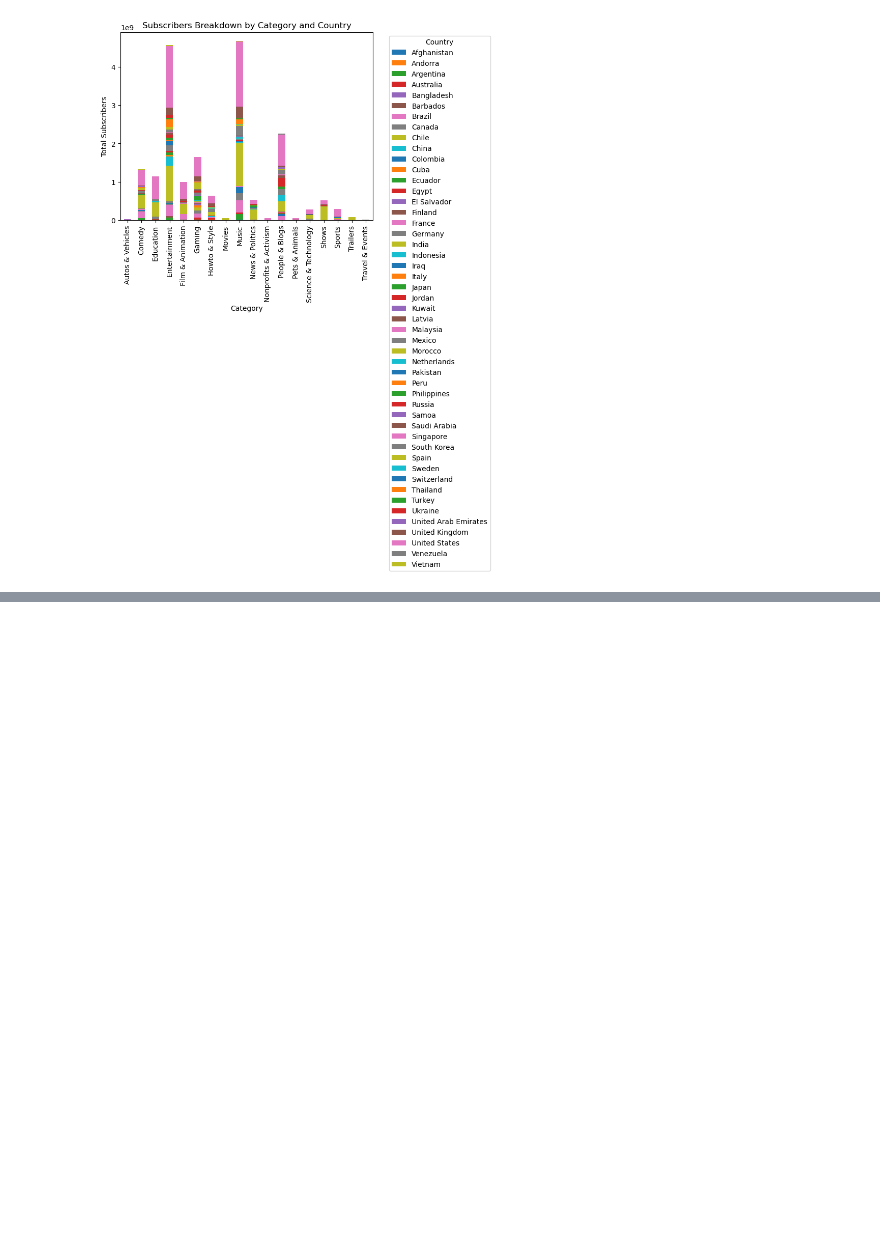
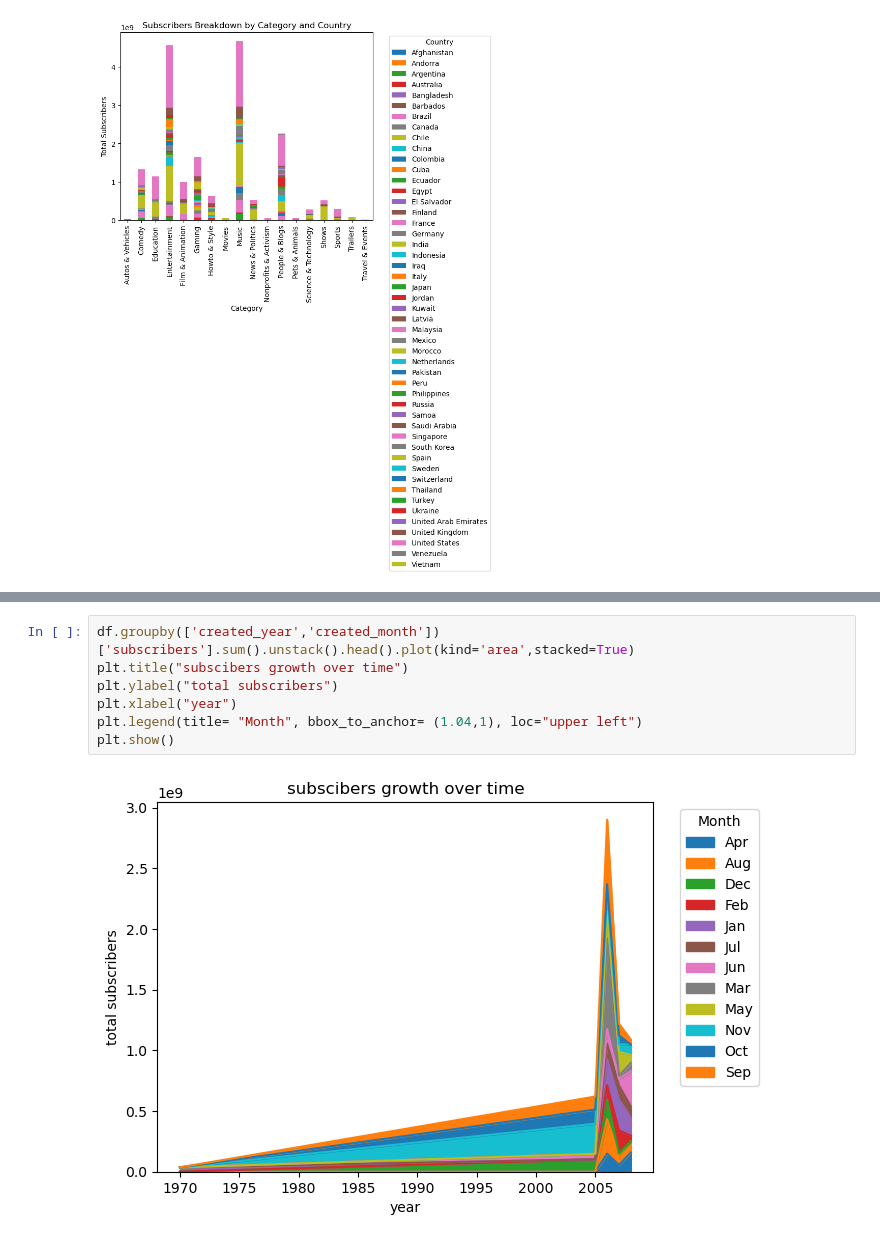
Before and after one commit to piyush6705/eda, a Jupyter notebook: Untitled.ipynb, the cells around one changed output, grey strips where cells are left out. Drawn from its saved outputs; the diff is of its cells as text; blank space fills up the shorter version.

```diff
--- a/Untitled.ipynb
+++ b/Untitled.ipynb
@@ -371,0 +391,9 @@ plt.ylabel('subscribe
+# %%
+df.groupby(['created_year','created_month'])['subscribers'].sum().unstack().head().plot(kind='area',stacked=True)
+plt.title("subscibers growth over time")
+plt.ylabel("total subscribers")
+plt.xlabel("year")
+plt.legend(title= "Month", bbox_to_anchor= (1.04,1), loc="upper left")
+plt.show()
+# %% [output]
+[figure, added]
```
Also changed, not shown: parts of 4 cells of this notebook, 1 other file.
